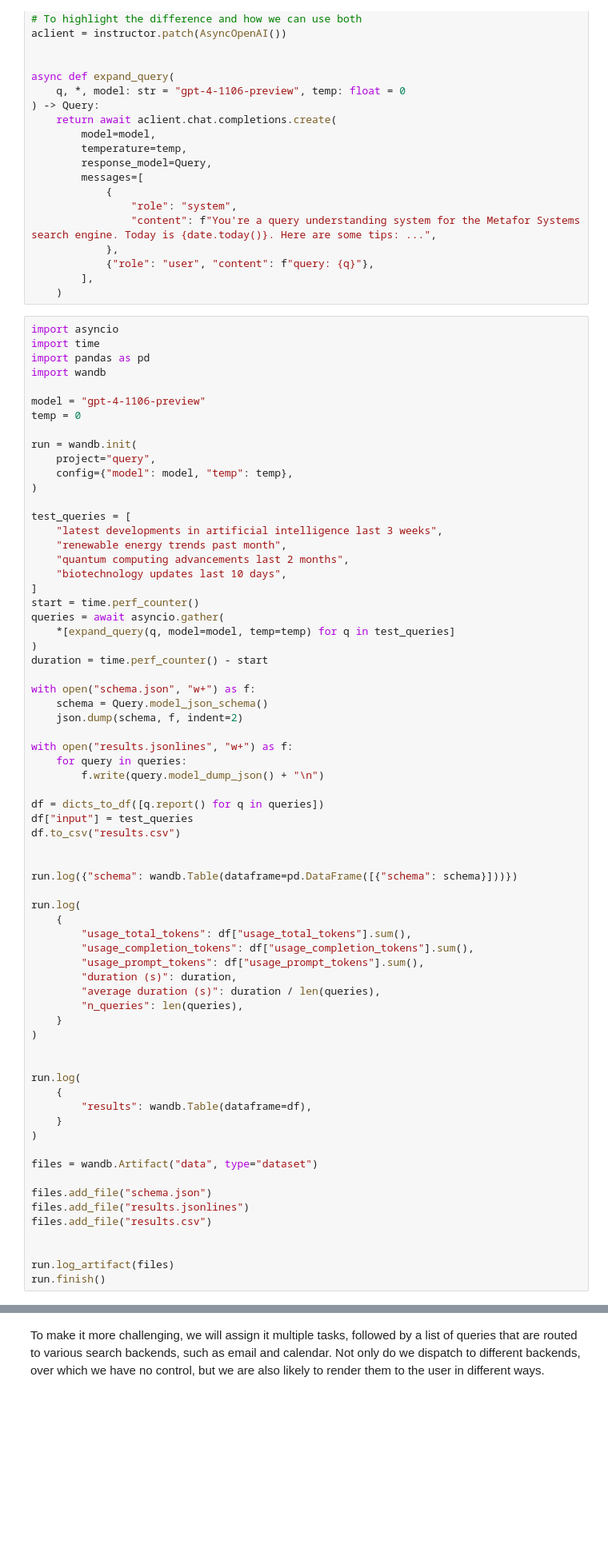
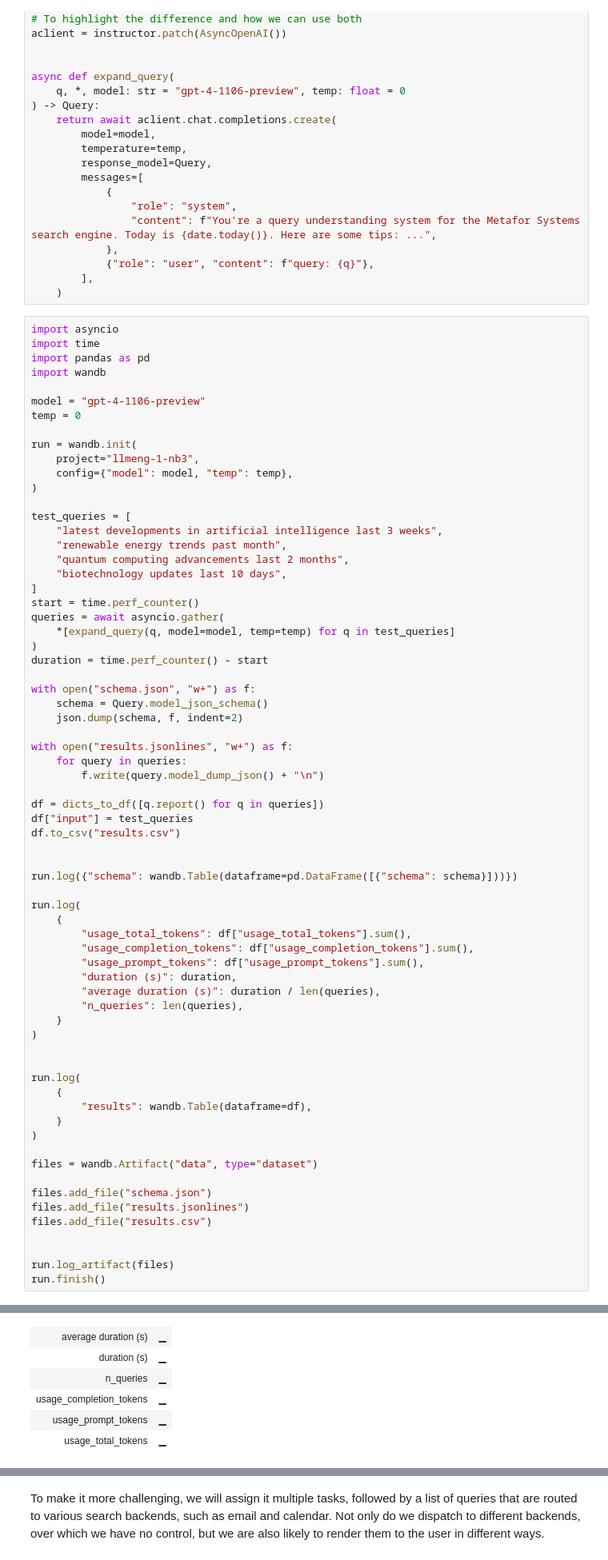
Before and after one commit to wandb/edu, a Jupyter notebook: llm-structured-extraction/3.0.applications-rag.ipynb, the cells around one changed output, grey strips where cells are left out. Shown at 80% size. Cells and saved outputs as stored; diff of their text form; blank space fills up the shorter version.

```diff
--- a/llm-structured-extraction/3.0.applications-rag.ipynb
+++ b/llm-structured-extraction/3.0.applications-rag.ipynb
@@ -294,7 +339,7 @@ model = "gpt-4-1106-preview"
 temp = 0
 
 run = wandb.init(
-    project="query",
+    project="llmeng-1-nb3",
     config={"model": model, "temp": temp},
 )
 
@@ -352,3 +397,4 @@ files.add_file("results.csv")
 
 run.log_artifact(files)
 run.finish()
+# %% [output]
@@ -354,0 +409,6 @@ run.finish()
+| average duration (s) | ▁ |
+| duration (s) | ▁ |
+| n_queries | ▁ |
+| usage_completion_tokens | ▁ |
+| usage_prompt_tokens | ▁ |
+| usage_total_tokens | ▁ |
```
Also changed, not shown: parts of 10 cells of this notebook, 6 other files.
